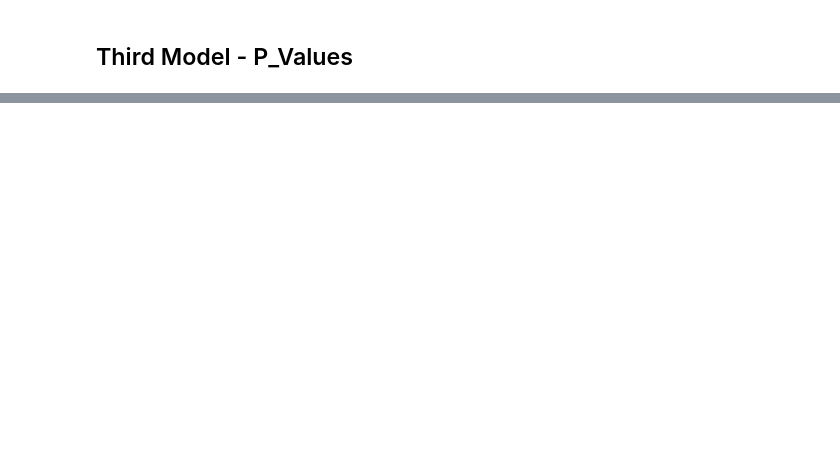
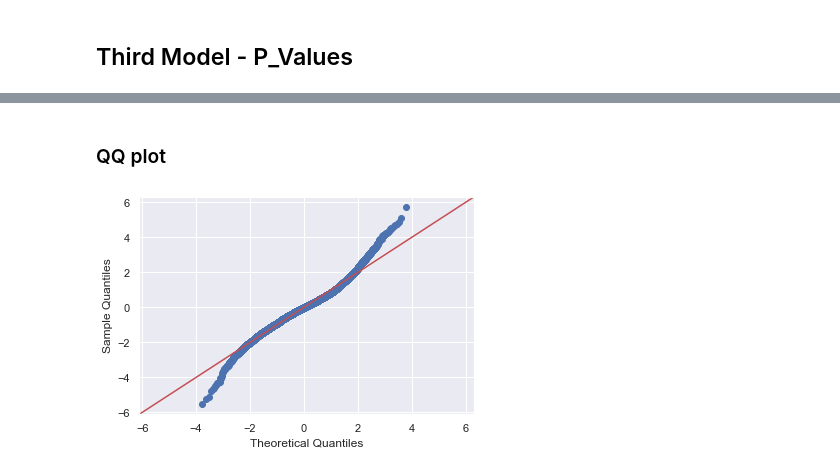
Before and after one commit to Deric-Williamson/house-sales-regression-model, a Jupyter notebook: Data_Cleaning.ipynb, the cells around one changed output, grey strips where cells are left out. Saved outputs shown, nothing was run; the diff lists cells and outputs as text; code cells hidden in the pictures; blank space fills up the shorter version.

Commit message:
reiterated_model

```diff
--- a/Data_Cleaning.ipynb
+++ b/Data_Cleaning.ipynb
@@ -808,3 +809,8 @@ p_table.head()
 | bathrooms | 2.064e+04 | 1765.049 | 11.694 | 0.0 | 1.72e+04 | 2.41e+04 |
 | sqft_living | 157.8472 | 1.865 | 84.638 | 0.0 | 154.192 | 161.503 |
 | sqft_lot | 2.2170 | 0.239 | 9.286 | 0.0 | 1.749 | 2.685 |
+# %%
+predictors = '+'.join(x_cols)
+formula = outcome + '~' + predictors
+model = ols(formula=formula, data = dftrain).fit()
+model.summary()
@@ -810,0 +852,6 @@ p_table.head()
+# %% [markdown]
+### QQ plot
+# %%
+fig = sm.graphics.qqplot(model.resid, dist=stats.norm, line='45', fit=True)
+# %% [output]
+[figure, added]
```
Also changed, not shown: parts of 30 cells of this notebook.
